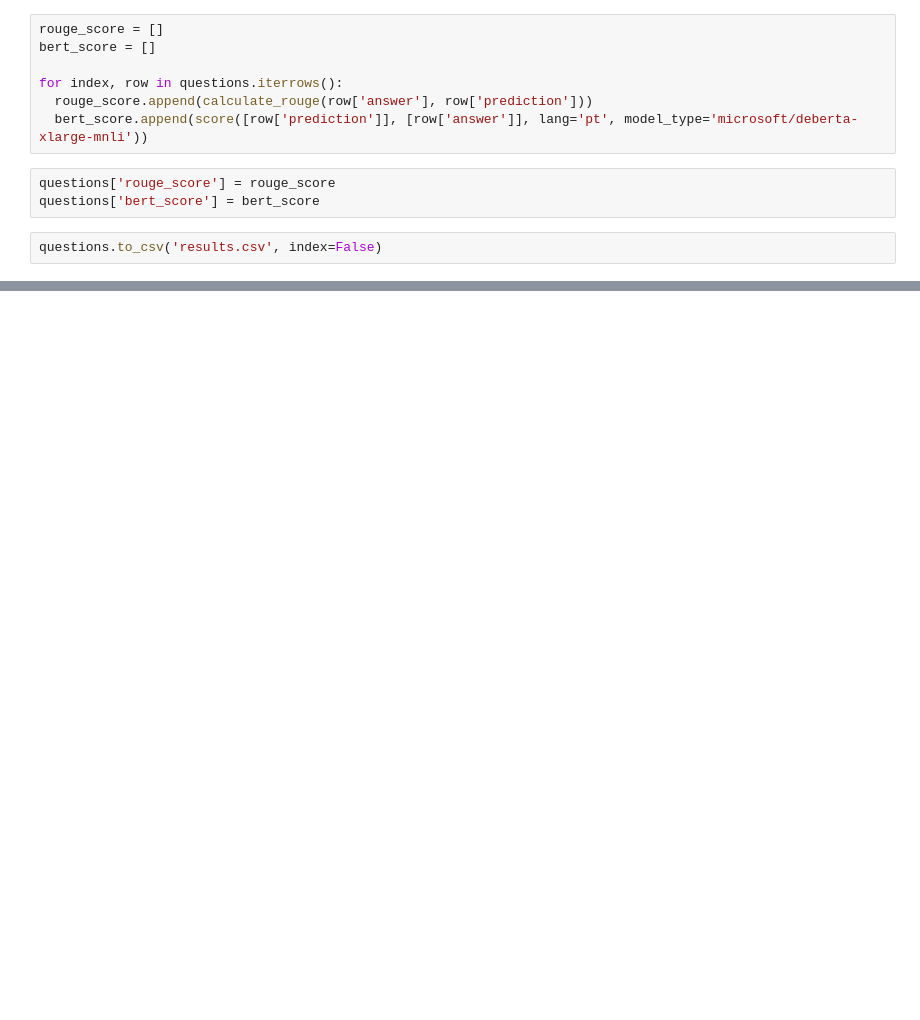
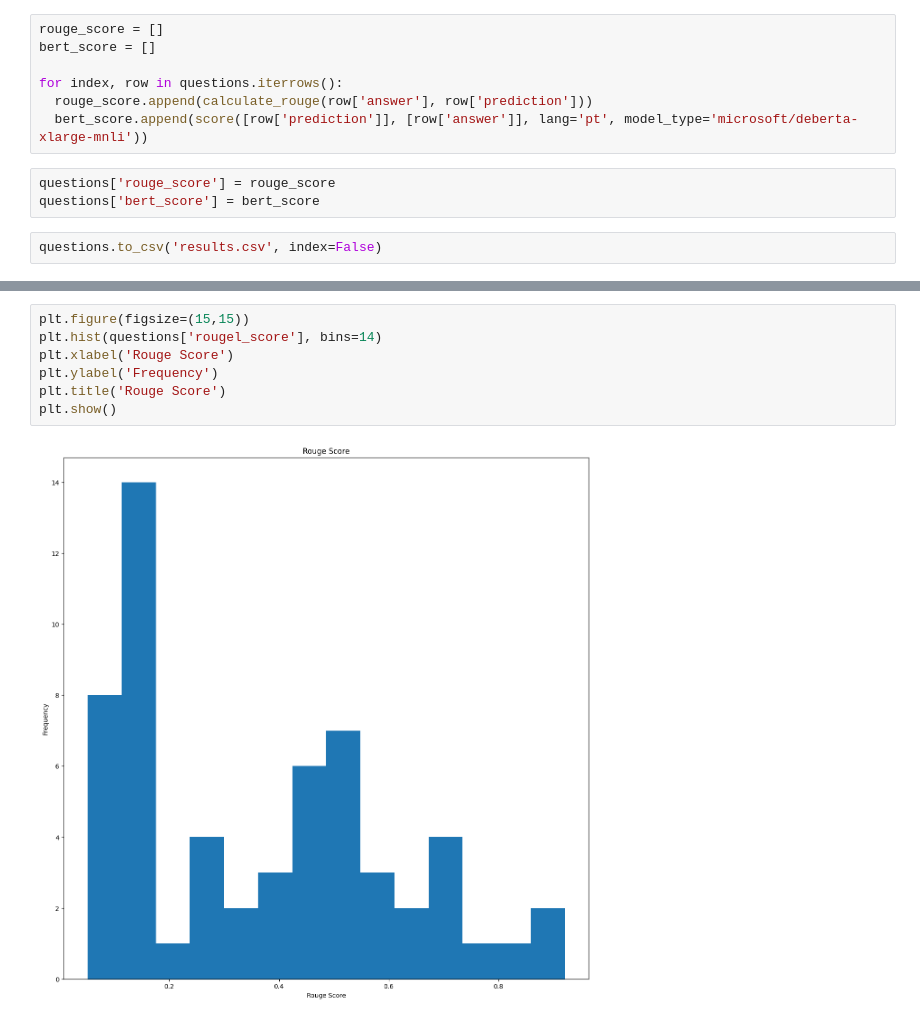
Before and after one commit to carloscalage/tcc, a Jupyter notebook: main.ipynb, the cells around one changed output, grey strips where cells are left out. Drawn from its saved outputs; the diff is of its cells as text; blank space fills up the shorter version.

```diff
--- a/main.ipynb
+++ b/main.ipynb
@@ -124,0 +178,9 @@ questions.to_csv('results.csv', index=False)
+# %%
+plt.figure(figsize=(15,15))
+plt.hist(questions['rougel_score'], bins=14)
+plt.xlabel('Rouge Score')
+plt.ylabel('Frequency')
+plt.title('Rouge Score')
+plt.show()
+# %% [output]
+[figure, added]
```
Also changed, not shown: parts of 13 cells of this notebook.
